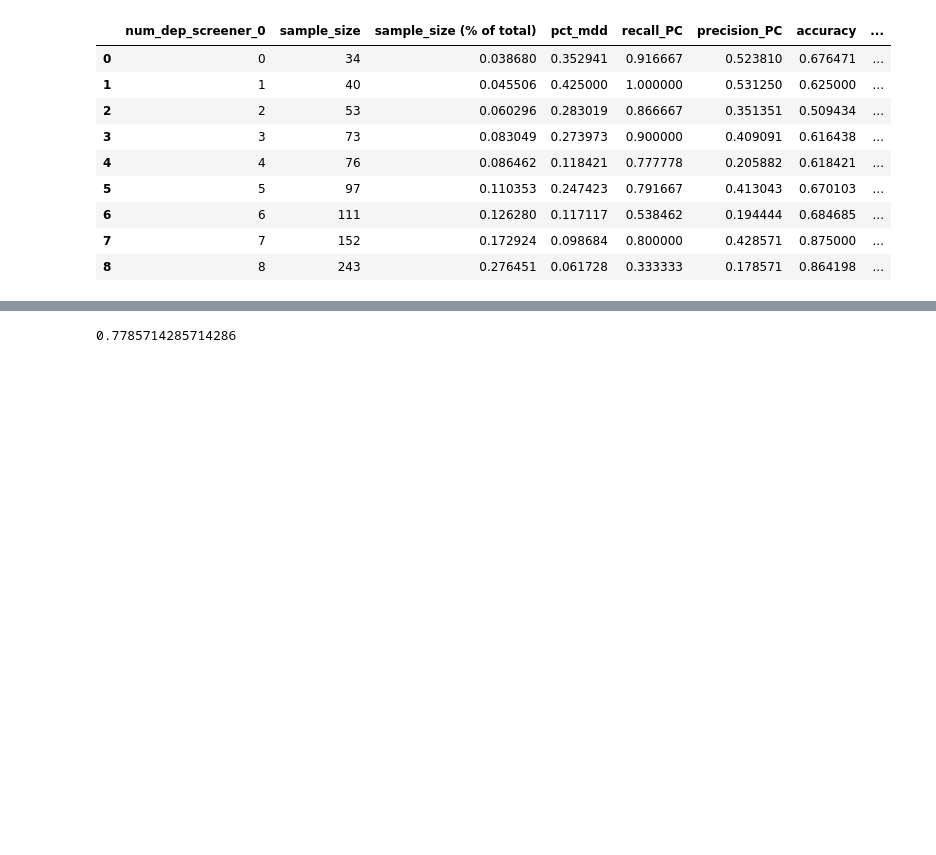
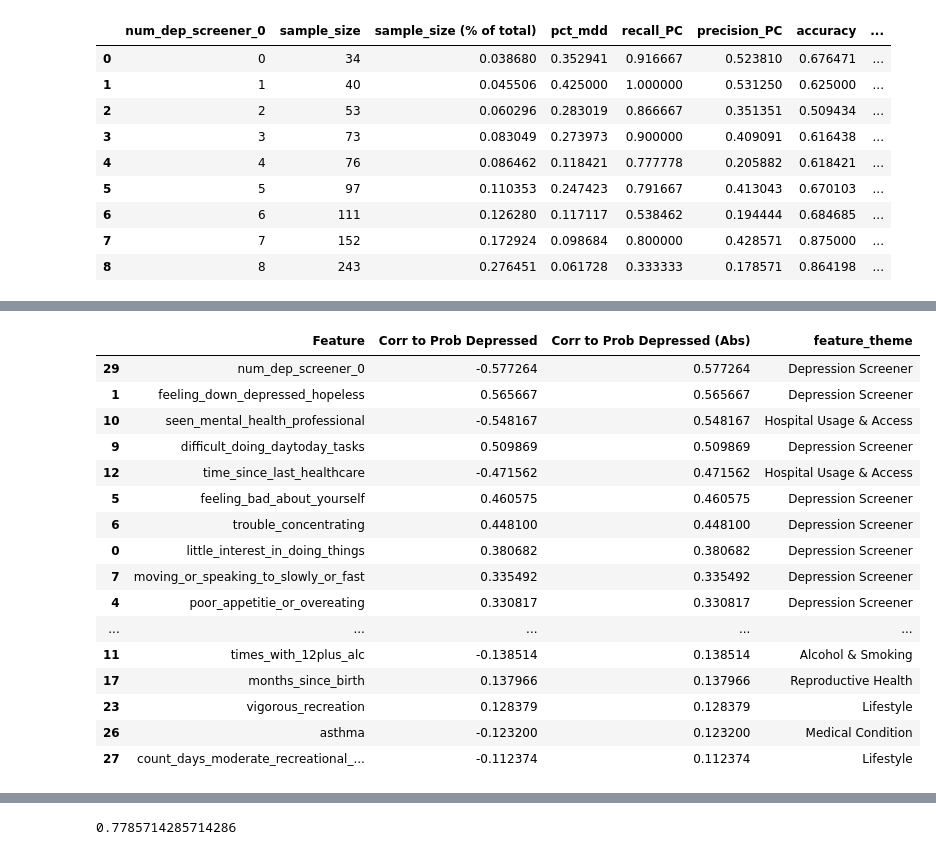
Before and after one commit to orenscarmeli/capstone210-ppd-carmeli_chari_hand_lee, a Jupyter notebook: modeling/survey_model_best.ipynb, the cells around one changed output, grey strips where cells are left out. Saved outputs shown, nothing was run; the diff lists cells and outputs as text; code cells hidden in the pictures; blank space fills up the shorter version.

```diff
--- a/modeling/survey_model_best.ipynb
+++ b/modeling/survey_model_best.ipynb
@@ -429,11 +429,11 @@ cdc_survey_pmom['num_dep_screener_null'] = cdc_survey_pmom[dep_screener_cols].is
 #cdc_survey_pmom = cdc_survey_pmom[~(cdc_survey_pmom['num_dep_screener_null'] == 10)]
 
 
-cdc_survey_pmom_1plus_dep_screener = cdc_survey_pmom[cdc_survey_pmom['num_dep_screener_0'] < 9]
-print(cdc_survey_pmom_1plus_dep_screener.shape)
+cdc_survey_pmom_2plus_dep_screener = cdc_survey_pmom[cdc_survey_pmom['num_dep_screener_0'] < 9]
+print(cdc_survey_pmom_2plus_dep_screener.shape)
 
-cdc_survey_pmom_0dep_screener = cdc_survey_pmom[cdc_survey_pmom['num_dep_screener_0'] >= 9]
-print(cdc_survey_pmom_0dep_screener.shape)
+cdc_survey_pmom_2minus_dep_screener = cdc_survey_pmom[cdc_survey_pmom['num_dep_screener_0'] >= 9]
+print(cdc_survey_pmom_2minus_dep_screener.shape)
 # %% [output]
 (4394, 868)
 (3347, 868)
@@ -1913,6 +1913,6 @@ x_train_low_rus: (849, 11)
 # %%
 x_train, x_test, y_train, y_test, idx_train, idx_test = get_model_data(
-    original_df = cdc_survey_pmom_1plus_dep_screener,
+    original_df = cdc_survey_pmom_2plus_dep_screener,
     columns = model_features_opt2,
     return_indices = True
 )
@@ -1976,7 +1976,7 @@ gb_opt9_pred_data = get_test_pred_data(
     y_test_to_use=y_test,
     y_pred_to_use=gb_opt9_y_pred,
     features_to_use=model_features_opt2,
-    original_df_to_use=cdc_survey_pmom_1plus_dep_screener
+    original_df_to_use=cdc_survey_pmom_2plus_dep_screener
 )
 
 cols = ['num_dep_screener_0','num_dep_screener_1','num_dep_screener_2','num_dep_screener_3']
@@ -2057,0 +2039,47 @@ gb_opt9_pred_data[gb_opt9_pred_data['num_dep_screener_nonzero'] == 0][dep_screen
+# %%
+feat_corr_to_pred_prob = pd.DataFrame(gb_opt9_pred_data.corr()['depressed_yes_prob'][model_features_opt2]).reset_index()
+feat_corr_to_pred_prob = feat_corr_to_pred_prob.rename(
+    columns={'depressed_yes_prob':'Corr to Prob Depressed',
+             'index':'Feature'}
+)
+feat_corr_to_pred_prob['Corr to Prob Depressed (Abs)'] = abs(feat_corr_to_pred_prob['Corr to Prob Depressed'])
+feat_corr_to_pred_prob = feat_corr_to_pred_prob.sort_values(by='Corr to Prob Depressed (Abs)', ascending=False)
+
+def create_theme_col(value):
+    if value in dep_screener_cols + ['num_dep_screener_0']:
+        return 'Depression Screener'
+    elif value in alcohol_n_smoking_cols:
+        return 'Alcohol & Smoking'
+    elif value in med_condition_cols:
+        return 'Medical Condition'
+    elif value in lifestyle_cols:
+        return 'Lifestyle'
+    elif value in hospital_utilization_n_access_cols:
+        return 'Hospital Usage & Access'
+    elif value in socioeconomic_cols:
+        return 'Socioeconomic'
+    elif value in reproductive_health_cols:
+        return 'Reproductive Health'
+    elif value in demographic_cols:
+        return 'Demographic'
+
+feat_corr_to_pred_prob['feature_theme'] = feat_corr_to_pred_prob['Feature'].map(create_theme_col)
+feat_corr_to_pred_prob
+# %% [output]
+|  | Feature | Corr to Prob Depressed | Corr to Prob Depressed (Abs) | feature_theme |
+| 29 | num_dep_screener_0 | -0.577264 | 0.577264 | Depression Screener |
+| 1 | feeling_down_depressed_hopeless | 0.565667 | 0.565667 | Depression Screener |
+| 10 | seen_mental_health_professional | -0.548167 | 0.548167 | Hospital Usage & Access |
+| 9 | difficult_doing_daytoday_tasks | 0.509869 | 0.509869 | Depression Screener |
+| 12 | time_since_last_healthcare | -0.471562 | 0.471562 | Hospital Usage & Access |
+| 5 | feeling_bad_about_yourself | 0.460575 | 0.460575 | Depression Screener |
+| 6 | trouble_concentrating | 0.448100 | 0.448100 | Depression Screener |
+| 0 | little_interest_in_doing_things | 0.380682 | 0.380682 | Depression Screener |
+| 7 | moving_or_speaking_to_slowly_or_fast | 0.335492 | 0.335492 | Depression Screener |
+| 4 | poor_appetitie_or_overeating | 0.330817 | 0.330817 | Depression Screener |
+| ... | ... | ... | ... | ... |
+| 11 | times_with_12plus_alc | -0.138514 | 0.138514 | Alcohol & Smoking |
+| 17 | months_since_birth | 0.137966 | 0.137966 | Reproductive Health |
+| 23 | vigorous_recreation | 0.128379 | 0.128379 | Lifestyle |
+| 26 | asthma | -0.123200 | 0.123200 | Medical Condition |
+| 27 | count_days_moderate_recreational_... | -0.112374 | 0.112374 | Lifestyle |
```
Also changed, not shown: parts of 18 cells of this notebook, 1 other file.
